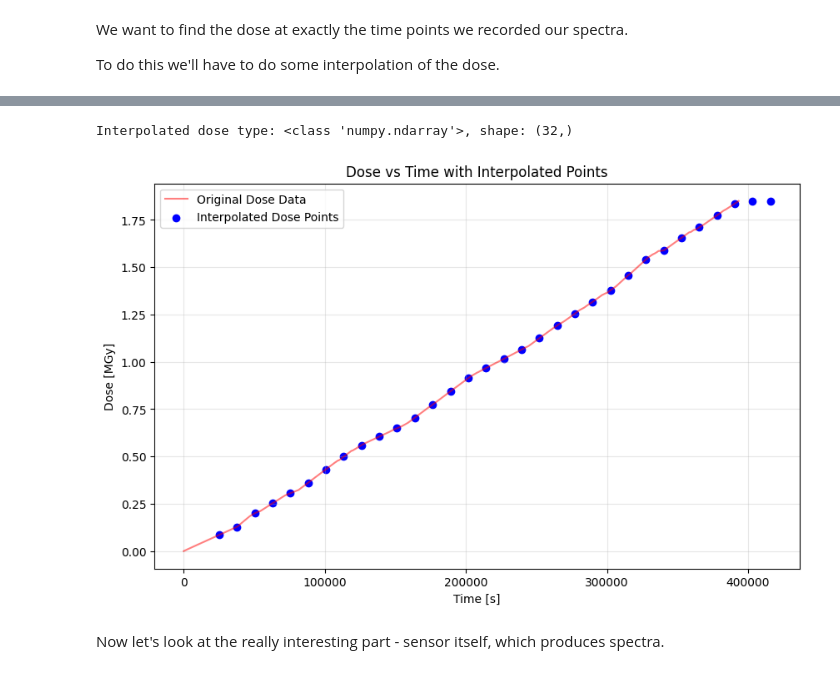
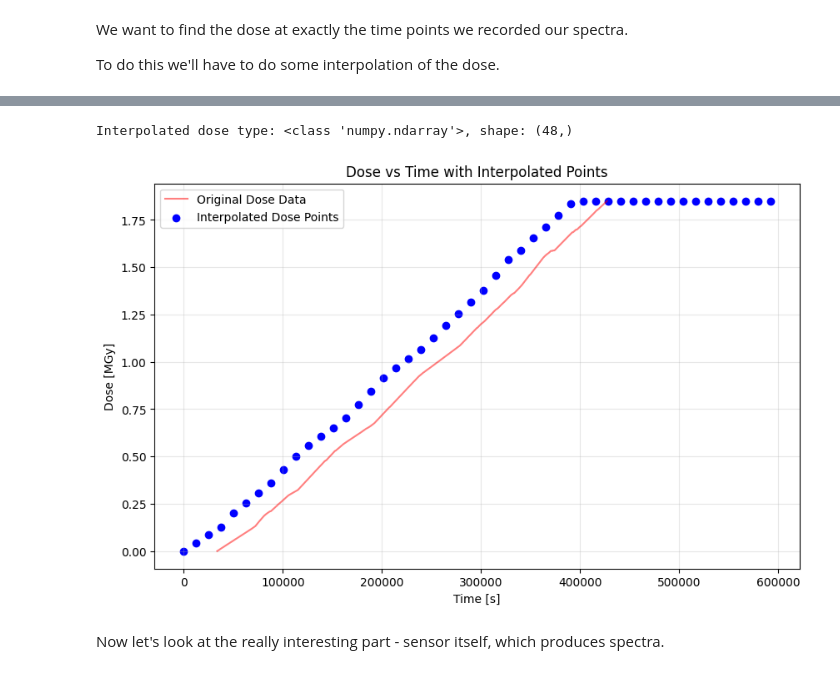
Before and after one commit to rsamconn/Fibre-optics-demo, a Jupyter notebook: fibre-demo.ipynb, the cells around one changed output, grey strips where cells are left out. Cells and saved outputs as stored; diff of their text form; code cells hidden in the pictures.

```diff
--- a/fibre-demo.ipynb
+++ b/fibre-demo.ipynb
@@ -240,3 +236,8 @@ Last spectra time: 2023-09-13 09:36:45.958286
 Last spectra time - last time difference: .0f s
 Time between end of irradiation and last recorded spectra: 164854 s (45.8 hours)
 Closest spectra to irradiation end at: step 34
+# %%
+# Add a column to irradiation_df_clean showing the total time elapsed since the first spectra measurement
+irradiation_df_clean['total_time_since_first_spectra'] = irradiation_df_clean['time_seconds'] + time_difference
+display(irradiation_df_clean.head())
+display(irradiation_df_clean.tail())
@@ -246,8 +260,10 @@ So spectra were being recorded for 9 hours before irradiation started and almost
 This means the first 3 spectra and the 35th onwards can be cut.
 # %%
 # Cut the spectra and times data to only include the steps 3-34
-spectra_cut = spectra[closest_first_time_index-1:closest_last_time_index, :]
-times_cut = times[closest_first_time_index-1:closest_last_time_index]
+# spectra_cut = spectra[closest_first_time_index-1:closest_last_time_index, :]
+# times_cut = times[closest_first_time_index-1:closest_last_time_index]
+spectra_cut = spectra
+times_cut = times
 # %% [markdown]
 We want to find the dose at exactly the time points we recorded our spectra.
 
@@ -255,21 +292,21 @@ To do this we'll have to do some interpolation of the dose.
 # %%
 # Interpolate the dose for given times - piecewise linear interpolation
 dose_interpolated = np.interp(times_cut, irradiation_df_clean['time_seconds'], irradiation_df_clean['dose_MGy'])
 # Print the type and shape of the interpolated dose
 print(f"Interpolated dose type: {type(dose_interpolated)}, shape: {np.shape(dose_interpolated)}")
 # Plot the dose vs time from irradiation_df_clean
 plt.figure(figsize=(10, 6))
-plt.plot(irradiation_df_clean['time_seconds'], irradiation_df_clean['dose_MGy'], label='Original Dose Data', color='red', alpha=0.5)
+plt.plot(irradiation_df_clean['total_time_since_first_spectra'], irradiation_df_clean['dose_MGy'], label='Original Dose Data', color='red', alpha=0.5)
 plt.scatter(times_cut, dose_interpolated, color='blue', label='Interpolated Dose Points')
 plt.xlabel('Time [s]')
 plt.ylabel('Dose [MGy]')
 plt.title('Dose vs Time with Interpolated Points')
 plt.legend()
 plt.grid(True, alpha=0.3)
 plt.show()
 # %% [output]
-Interpolated dose type: <class 'numpy.ndarray'>, shape: (32,)
+Interpolated dose type: <class 'numpy.ndarray'>, shape: (48,)
-[figure, old version]
+[figure, new version]
 # %% [markdown]
 Now let's look at the really interesting part - sensor itself, which produces spectra.
 # %% [markdown]
```
Also changed, not shown: parts of 11 cells of this notebook.
